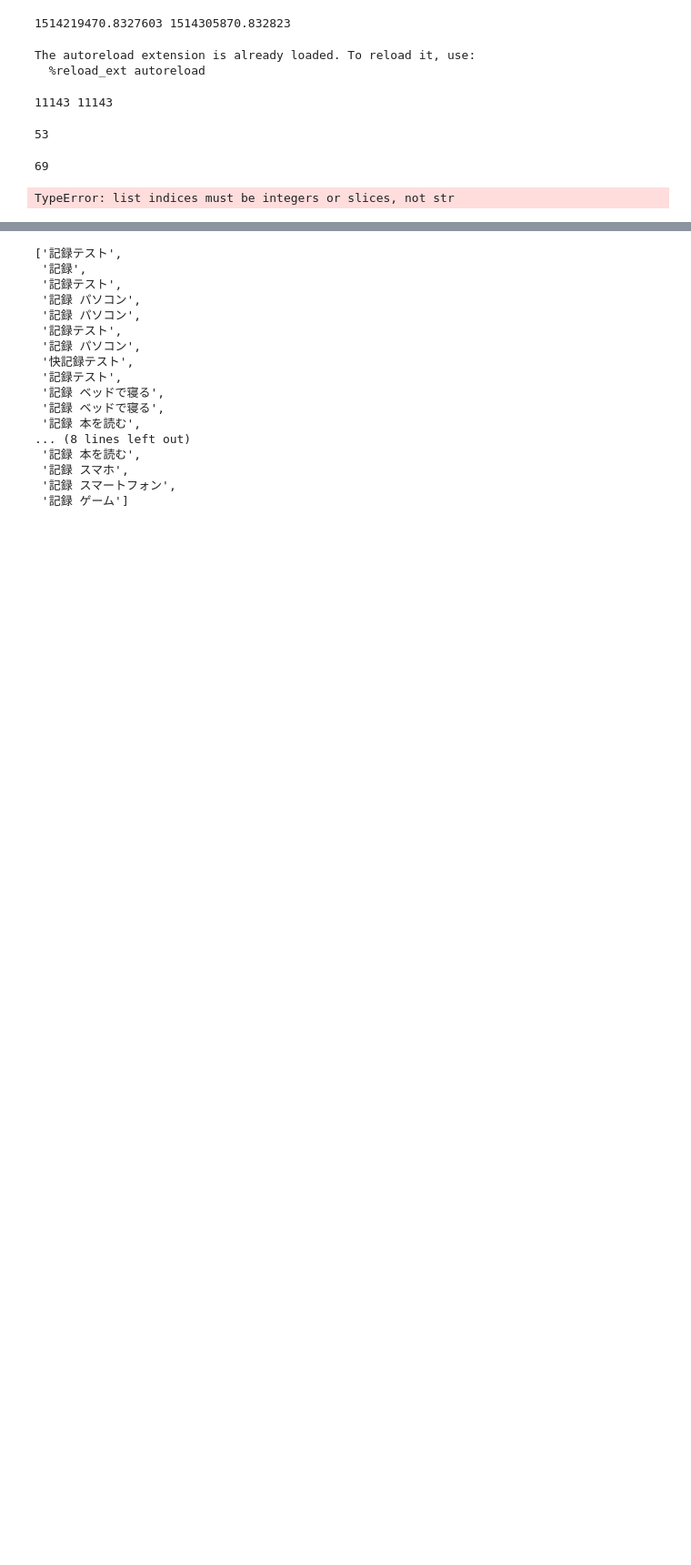
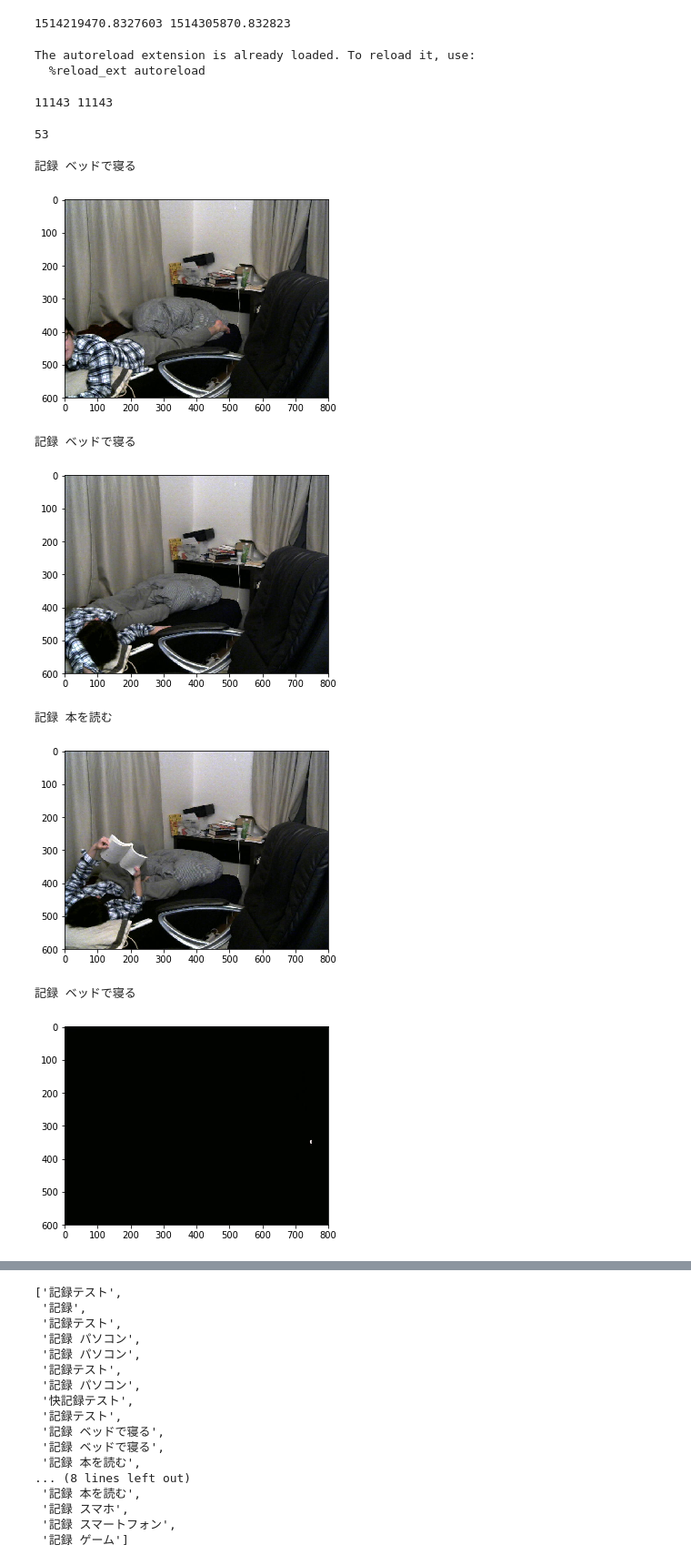
Before and after one commit to nakamoo/sumica, a Jupyter notebook: main_server/hai/notebooks/sean/folder2/speechlearn8.ipynb, the cells around one changed output, grey strips where cells are left out. Shown at 91% size. Saved outputs shown, nothing was run; the diff lists cells and outputs as text; code cells hidden in the pictures; blank space fills up the shorter version.

```diff
--- a/main_server/hai/notebooks/sean/folder2/speechlearn8.ipynb
+++ b/main_server/hai/notebooks/sean/folder2/speechlearn8.ipynb
@@ -40,12 +40,23 @@ len(text)
 53
 # %%
 import numpy as np
+import matplotlib.pyplot as plt
+%matplotlib inline
 
 for t in text:
-    if "記録" in t["text"]:
+    if "記録" in t["text"] and ("本" in t["text"] or "ベッド" in t["text"]):
         i = np.searchsorted(times, t["time"])
-        print(type(i))
-        print(imdata[i]["filename"])
+        path = "images/raw_images/" + imdata[i][0]["filename"]
+        print(t["text"])
+        img = plt.imread(path)
+        plt.imshow(img)
+        plt.show()
 # %% [output]
-69
+記録 ベッドで寝る
+[figure, added]
-TypeError: list indices must be integers or slices, not str
+記録 ベッドで寝る
+[figure, added]
+記録 本を読む
+[figure, added]
+記録 ベッドで寝る
+[figure, added]
```
Also changed, not shown: parts of 1 cell of this notebook, 8 other files.
